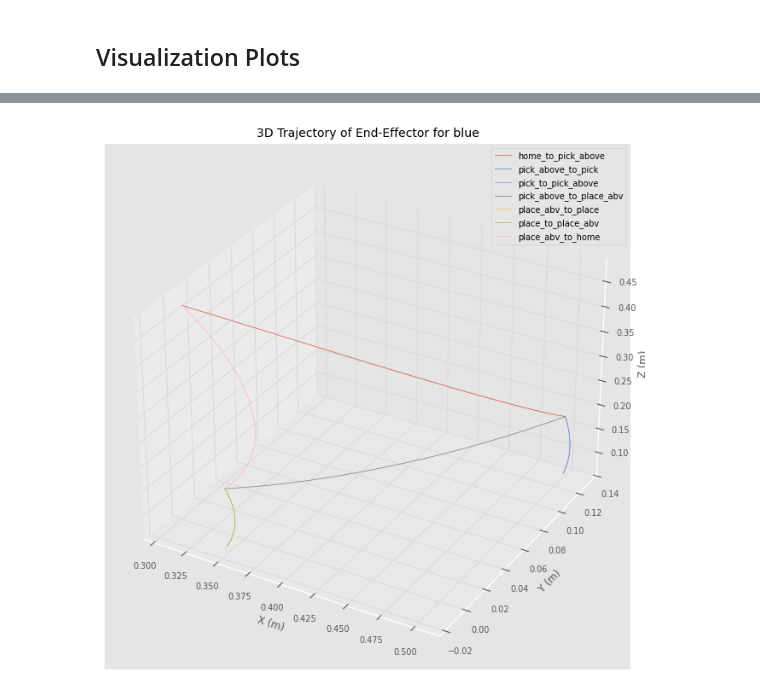
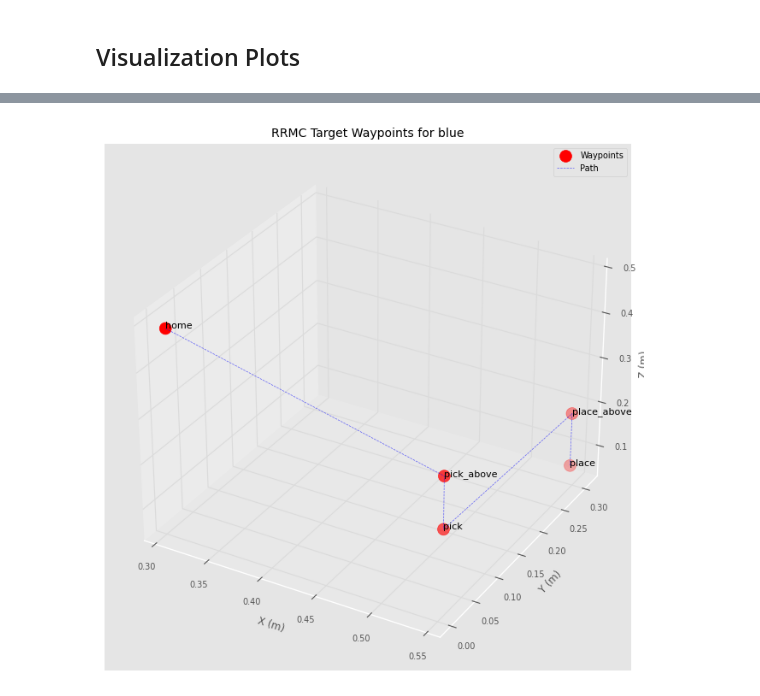
Before and after one commit to ManuCa93/robots, a Jupyter notebook: project.ipynb, the cells around one changed output, grey strips where cells are left out. Cells and saved outputs as stored; diff of their text form; code cells hidden in the pictures.

Commit message:
implemented rrmc motion control, commented out joint

```diff
--- a/project.ipynb
+++ b/project.ipynb
@@ -326,5 +571,11 @@ def execute_pick_and_place(name, sleep_dt=0.02):
 # %%
-for name in trajectories.keys():
-    print(f"[INFO] Executing pick-and-place for {name}")
-    execute_pick_and_place(name, sleep_dt=0.02)
+# COMMENTED OUT: Joint-space execution
+# for name in trajectories.keys():
+#     print(f"[INFO] Executing pick-and-place for {name}")
+#     execute_pick_and_place(name, sleep_dt=0.02)
+
+# RRMC execution
+for idx, name in enumerate(trajectories.keys(), 1):
+    print(f"\n[INFO] [{idx}/{len(trajectories)}] Executing RRMC pick-and-place for {name}")
+    execute_pick_and_place_rrmc(name)  # Uses default slow speed matching joint-space
 # %% [output]
@@ -392,25 +601,68 @@ plot_ee_position_velocity(trajectories, panda)
 # %%
-def plot_3d_trajectory_per_cube(trajectories, panda):
-    """Plot the 3D trajectory of the robot's end-effector for each cube without combining trajectories."""
-    for name, traj_dict in trajectories.items():
+# COMMENTED OUT: Old visualization for joint-space trajectories
+# def plot_3d_trajectory_per_cube(trajectories, panda):
+#     """Plot the 3D trajectory of the robot's end-effector for each cube without combining trajectories."""
+#     for name, traj_dict in trajectories.items():
+#         fig = plt.figure(figsize=(10, 8))
+#         ax = fig.add_subplot(111, projection='3d')
+#
+#         for phase, traj in traj_dict.items():
+#             ee_positions = []
+#             for q in traj:
+#                 ee_pose = panda.fkine(q)
+#                 ee_positions.append(ee_pose.t)
+#
+#             ee_positions = np.array(ee_positions)
+#             ax.plot(ee_positions[:, 0], ee_positions[:, 1], ee_positions[:, 2], label=phase)
+#
+#         ax.set_title(f"3D Trajectory of End-Effector for {name}")
+#         ax.set_xlabel("X (m)")
+#         ax.set_ylabel("Y (m)")
+#         ax.set_zlabel("Z (m)")
+#         ax.legend()
+#         plt.show()
+#
+# plot_3d_trajectory_per_cube(trajectories, panda)
+
+def plot_rrmc_waypoints(trajectories):
+    """Plot the target waypoints for RRMC motion for each cube."""
+    for name, traj_data in trajectories.items():
+        poses = traj_data["poses"]
+
         fig = plt.figure(figsize=(10, 8))
         ax = fig.add_subplot(111, projection='3d')
 
-        for phase, traj in traj_dict.items():
-            ee_positions = []
-            for q in traj:
-                ee_pose = panda.fkine(q)
-                ee_positions.append(ee_pose.t)
+        # Extract positions from poses
+        waypoint_names = ["home", "pick_above", "pick", "place_above", "place"]
+        positions = []
 
-            ee_positions = np.array(ee_positions)
-            ax.plot(ee_positions[:, 0], ee_positions[:, 1], ee_positions[:, 2], label=phase)
+        for wp_name in waypoint_names:
+            if wp_name in poses:
+                pose = poses[wp_name]
+                positions.append(pose.t)
 
-        ax.set_title(f"3D Trajectory of End-Effector for {name}")
+        positions = np.array(positions)
+
+        # Plot waypoints
+        ax.scatter(positions[:, 0], positions[:, 1], positions[:, 2],
+                   c='red', marker='o', s=100, label='Waypoints')
+
+        # Plot path connecting waypoints
+        ax.plot(positions[:, 0], positions[:, 1], positions[:, 2],
+                'b--', alpha=0.6, label='Path')
+
+        # Annotate waypoints
+        for i, wp_name in enumerate(waypoint_names):
+            if i < len(positions):
+                ax.text(positions[i, 0], positions[i, 1], positions[i, 2],
+                        wp_name, fontsize=8)
+
+        ax.set_title(f"RRMC Target Waypoints for {name}")
         ax.set_xlabel("X (m)")
         ax.set_ylabel("Y (m)")
         ax.set_zlabel("Z (m)")
         ax.legend()
         plt.show()
 
-plot_3d_trajectory_per_cube(trajectories, panda)
+plot_rrmc_waypoints(trajectories)
 # %% [output]
@@ -418 +670 @@ plot_3d_trajectory_per_cube(trajectories, panda)
-[figure, old version]
+[figure, new version]
```
Also changed, not shown: parts of 6 cells of this notebook.
